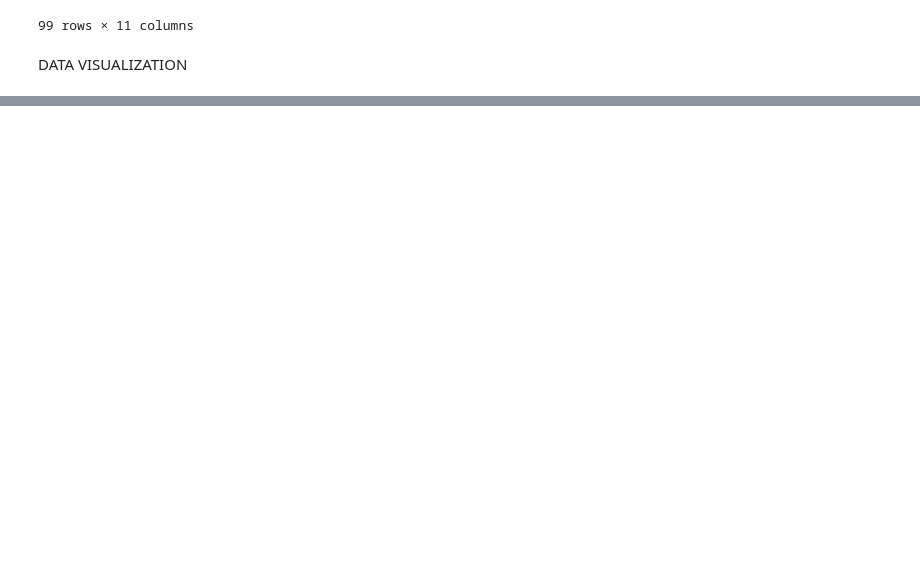
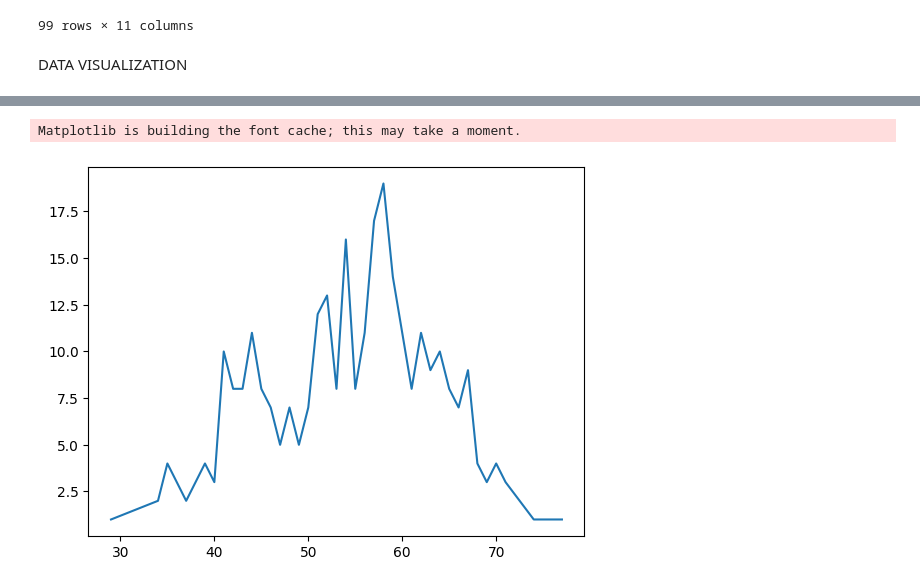
Before and after one commit to williamcolliins/Bootcamp_DataAnalyst, a Jupyter notebook: pertemuan13.ipynb, the cells around one changed output, grey strips where cells are left out. Drawn from its saved outputs; the diff is of its cells as text; code cells hidden in the pictures; blank space fills up the shorter version.

```diff
--- a/pertemuan13.ipynb
+++ b/pertemuan13.ipynb
@@ -276,6 +276,6 @@ data.drop_duplicates()
 DATA VISUALIZATION
 # %%
 jantung = pd.read_csv("penyakit_jantung.csv")
-source = jantung(["sex", "age", "cp", "trestbps", "chol"])
+source = jantung[["sex", "age", "cp", "trestbps", "chol"]]
 source.head()
 # %% [output]
@@ -282,0 +288,3 @@ TypeError: 'DataFrame' object is not callable
+# %%
+group = source.groupby("age")["age"].count()
+group.head()
@@ -282,0 +299,8 @@ TypeError: 'DataFrame' object is not callable
+# %%
+import matplotlib.pyplot as plt
+
+plt.plot(group.index, group.values)
+plt.show()
+# %% [output]
+Matplotlib is building the font cache; this may take a moment.
+[figure, added]
```
Also changed, not shown: parts of 7 cells of this notebook.
